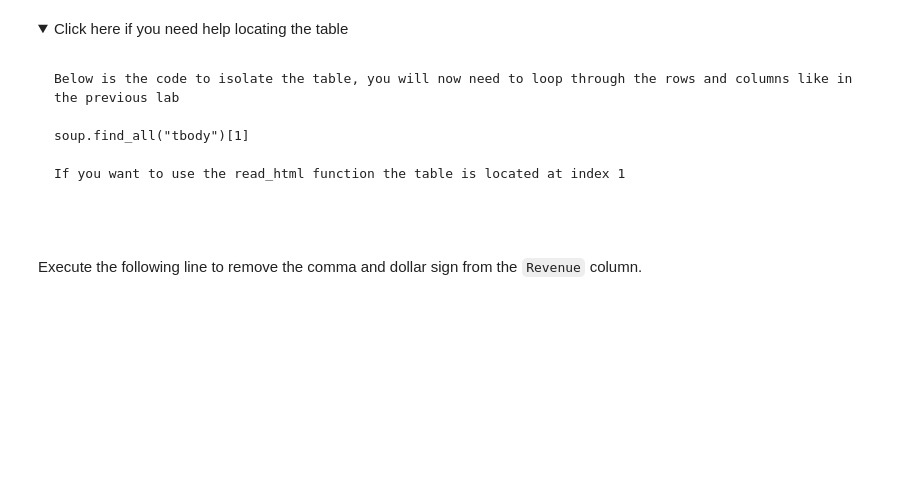
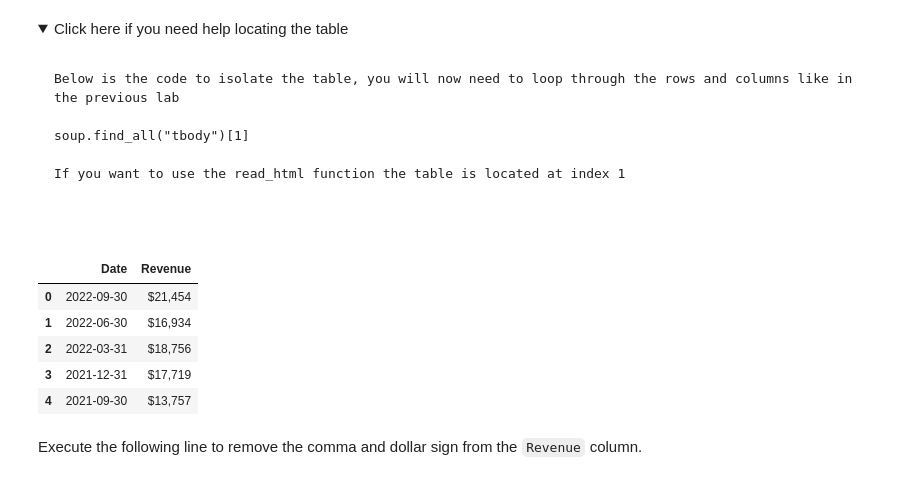
Before and after one commit to Minji0h/PY0220EN, a Jupyter notebook: Final_Assignment.ipynb, the cells around one changed output. Saved outputs shown, nothing was run; the diff lists cells and outputs as text; code cells hidden in the pictures; folded sections open; blank space fills up the shorter version.

````diff
--- a/Final_Assignment.ipynb
+++ b/Final_Assignment.ipynb
@@ -71,8 +95,13 @@ Using the ticker object and the function `history` extract stock information and
 ## Question 2: Use Webscraping to Extract Tesla Revenue Data
 # %% [markdown]
 Use the `requests` library to download the webpage https://cf-courses-data.s3.us.cloud-object-storage.appdomain.cloud/IBMDeveloperSkillsNetwork-PY0220EN-SkillsNetwork/labs/project/revenue.htm Save the text of the response as a variable named `html_data`.
+# %%
+url = "https://cf-courses-data.s3.us.cloud-object-storage.appdomain.cloud/IBMDeveloperSkillsNetwork-PY0220EN-SkillsNetwork/labs/project/revenue.htm"
+html_data = requests.get(url).text
 # %% [markdown]
 Parse the html data using `beautiful_soup`.
+# %%
+soup = BeautifulSoup(html_data)
 # %% [markdown]
 Using `BeautifulSoup` or the `read_html` function extract the table with `Tesla Quarterly Revenue` and store it into a dataframe named `tesla_revenue`. The dataframe should have columns `Date` and `Revenue`.
 # %% [markdown]
@@ -90,6 +119,27 @@ If you want to use the read_html function the table is located at index 1
 ```
 
 </details>
+# %%
+tesla_revenue = pd.DataFrame(columns=["Date", "Revenue"])
+
+# First we isolate the body of the table which contains all the information
+# Then we loop through each row and find all the column values for each row
+soup
+for row in soup.find_all("tbody")[1].find_all('tr'):
+    col = row.find_all("td")
+    Date = col[0].text
+    Revenue = col[1].text
+
+    # Finally we append the data of each row to the table
+    tesla_revenue = tesla_revenue.append({"Date":Date, "Revenue":Revenue}, ignore_index=True)
+tesla_revenue.head()
+# %% [output]
+|  | Date | Revenue |
+| 0 | 2022-09-30 | $21,454 |
+| 1 | 2022-06-30 | $16,934 |
+| 2 | 2022-03-31 | $18,756 |
+| 3 | 2021-12-31 | $17,719 |
+| 4 | 2021-09-30 | $13,757 |
 # %% [markdown]
 Execute the following line to remove the comma and dollar sign from the `Revenue` column.
 # %%
````
Also changed, not shown: parts of 14 cells of this notebook.
